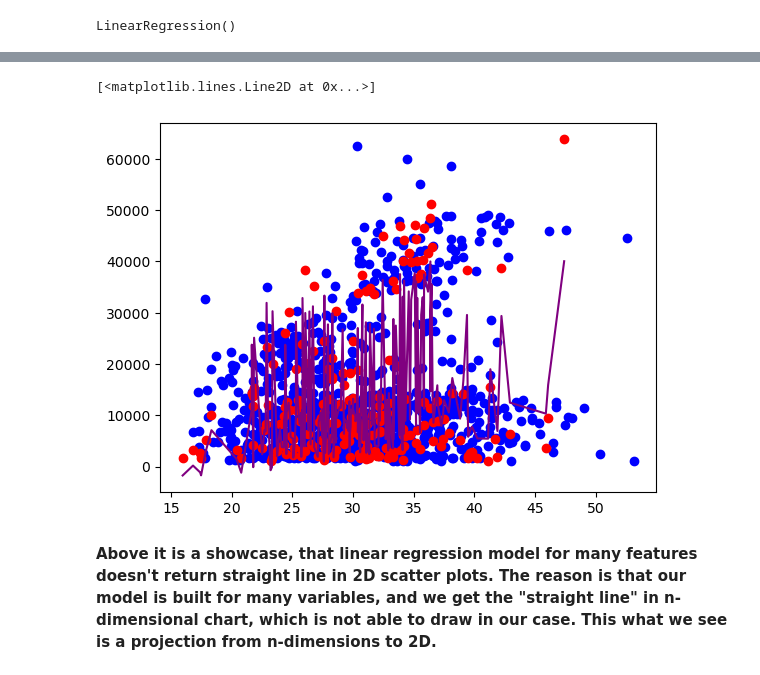
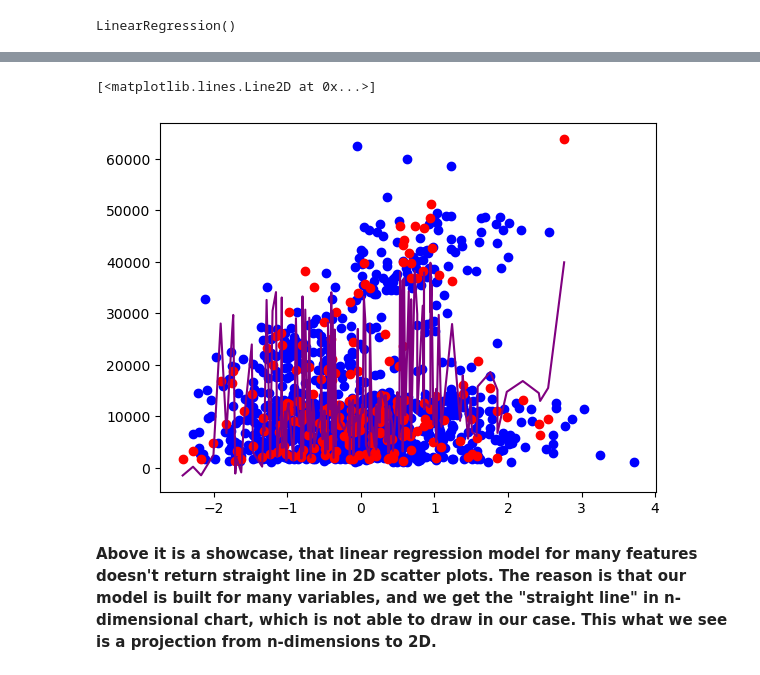
Before and after one commit to adamxszczepanski/SQL-and-ML-Projects, a Jupyter notebook: InsuranceChargesPrediction_ML/InsuranceChargePrediction_ML.ipynb, the cells around one changed output, grey strips where cells are left out. Saved outputs shown, nothing was run; the diff lists cells and outputs as text; code cells hidden in the pictures.

Commit message:
Regressions changed

```diff
--- a/InsuranceChargesPrediction_ML/InsuranceChargePrediction_ML.ipynb
+++ b/InsuranceChargesPrediction_ML/InsuranceChargePrediction_ML.ipynb
@@ -368 +447,20 @@ final_df.head()
+# %%
+feature_names = preprocessor.get_feature_names_out()
+
+X_train_encoded_df = pd.DataFrame(
+    X_train_encoded,
+    columns=feature_names,
+    index=X_train.index
+)
+X_validation_encoded_df = pd.DataFrame(
+    X_validation_encoded,
+    columns=feature_names,
+    index=X_validation.index
+)
+
+X_test_encoded_df = pd.DataFrame(
+    X_test_encoded,
+    columns=feature_names,
+    index=X_test.index
+)
 # %%
@@ -420,9 +514,9 @@ scaled_X_test=Scaler.transform(X_test)
 # %%
-LinReg.fit(scaled_X_train, y_train)
+LinReg.fit(X_train_encoded, y_train)
 # %% [output]
 LinearRegression()
 # %%
-LinReg_predictions=LinReg.predict(scaled_X_validation)
+LinReg_predictions=LinReg.predict(X_validation_encoded)
 # %%
 LinReg_predictions
 # %% [output]
@@ -470,5 +564,5 @@ final_df["charges"].mean()
 # %%
-LINREG_BMI_values=X_validation["bmi"].values
+LINREG_BMI_values=X_validation_encoded_df["num__bmi"].values
 # %%
 LINREG_order=np.argsort(LINREG_BMI_values)
 LINREG_order
@@ -533,10 +627,16 @@ array([-1740.55337474,   187.99776144, -1131.55770849, -1713.48051807,
 # %%
-plt.scatter(x=X_train["bmi"],y=y_train, color="blue", label="Actual")
+# 2D projection of the multi-dimensional linear regression model
+# Our model lives in n-dimensional space (one dimension per feature)
+# What we see here is the 'shadow' of that hyperplane projected onto the BMI axis
+# Blue  = training data (actual charges vs BMI)
+# Red   = validation data (actual charges vs BMI)
+# Purple line = model's predictions at each BMI value in the validation set
+plt.scatter(x=X_train_encoded_df["num__bmi"],y=y_train, color="blue", label="Actual")
 plt.scatter(x=LINREG_BMI_sorted,y=y_validation.values[LINREG_order], color="red", label="Validation")
 plt.plot(LINREG_BMI_sorted, LinReg_predictions[LINREG_order], color="purple")
 # %% [output]
 [<matplotlib.lines.Line2D at 0x...>]
-[figure, old version]
+[figure, new version]
 # %% [markdown]
 **Above it is a showcase, that linear regression model for many features doesn't return straight line in 2D scatter plots. The reason is that our model is built for many variables, and we get the "straight line" in n-dimensional chart, which is not able to draw in our case. This what we see is a projection from n-dimensions to 2D.**
 # %% [markdown]
```
Also changed, not shown: parts of 76 cells of this notebook.
